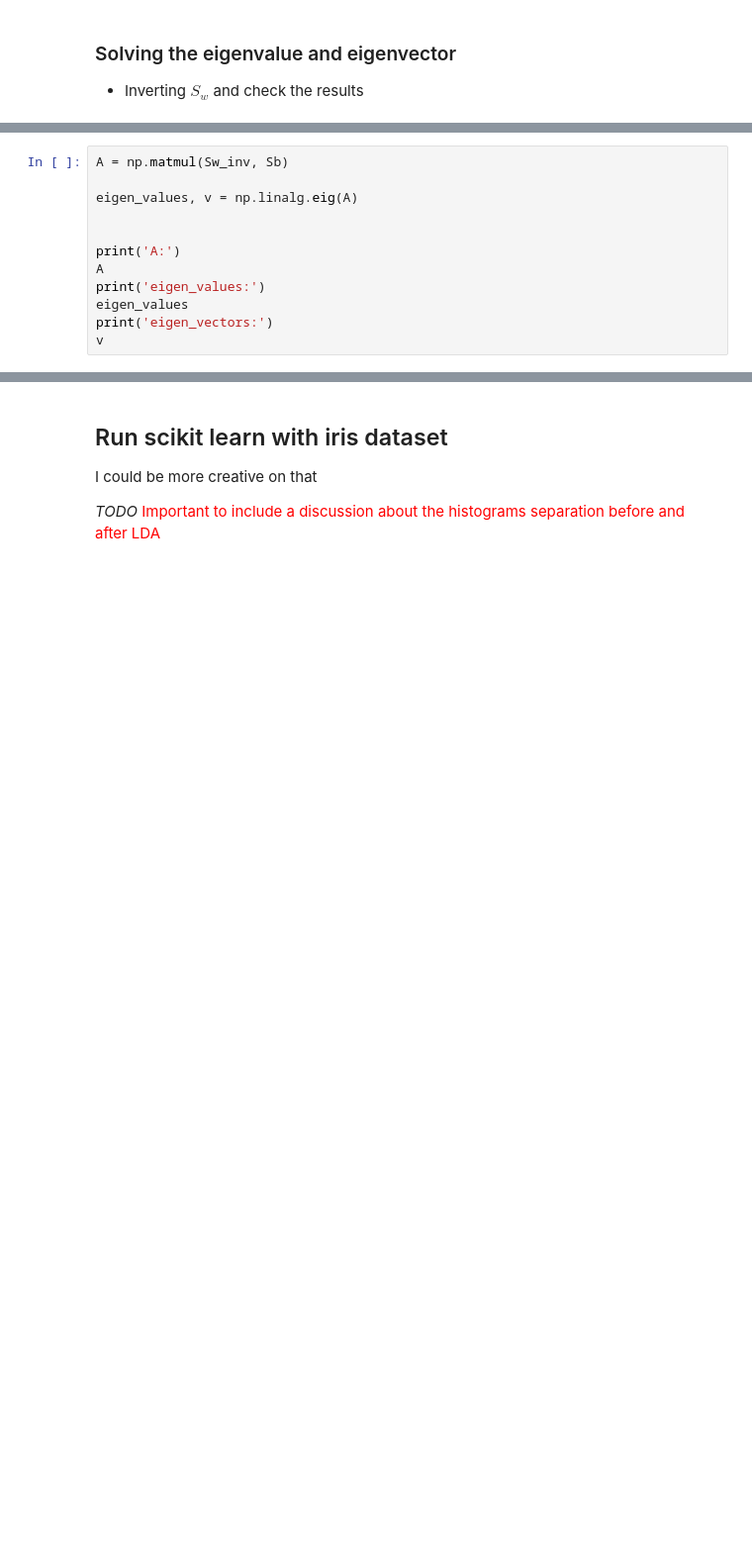
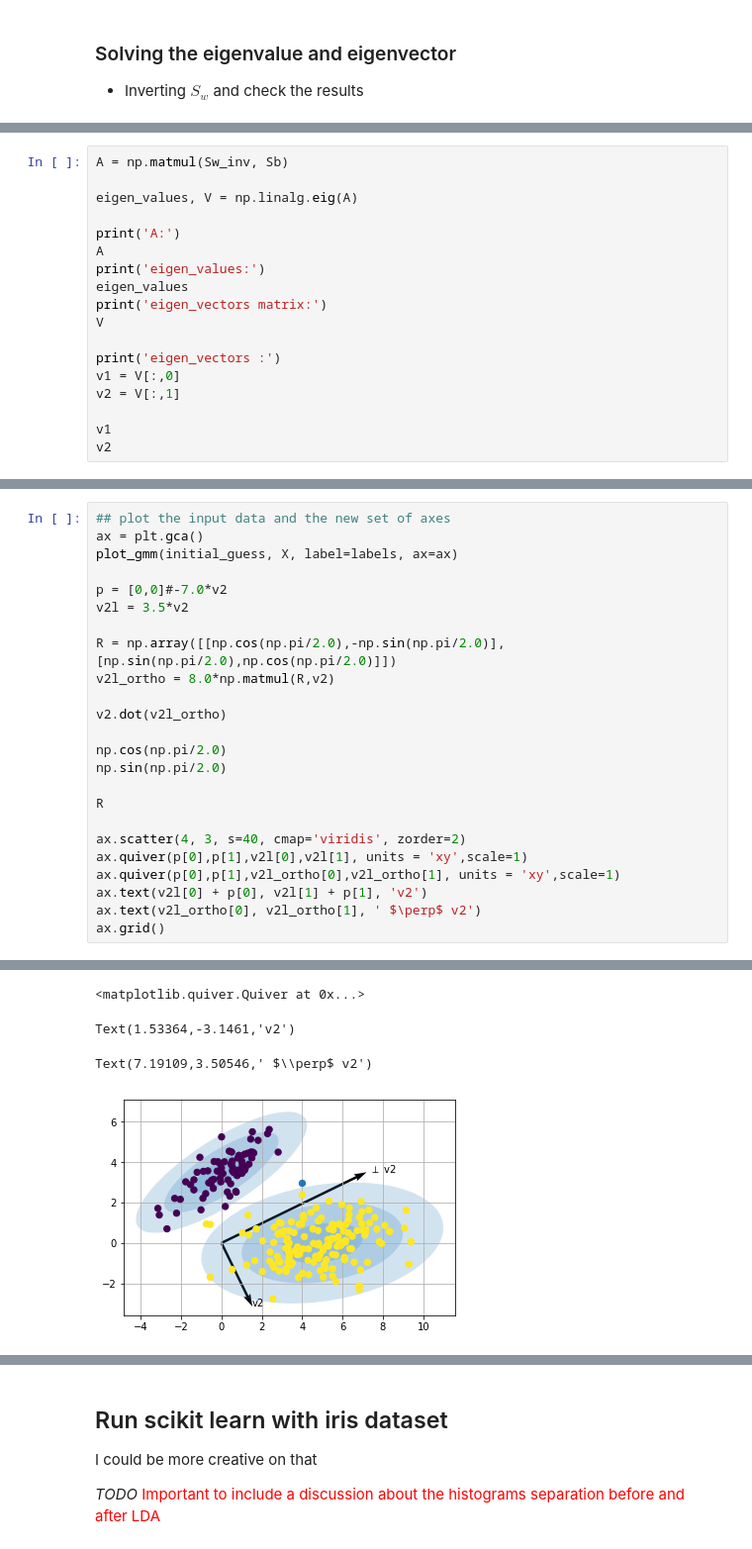
Before and after one commit to leandroohf/machine_learning_algorithms, a Jupyter notebook: 2018-06-18-lhof-simulated_data.ipynb, the cells around one changed output, grey strips where cells are left out. Shown at 99% size. Cells and saved outputs as stored; diff of their text form; blank space fills up the shorter version.

```diff
--- a/2018-06-18-lhof-simulated_data.ipynb
+++ b/2018-06-18-lhof-simulated_data.ipynb
@@ -467,14 +461,20 @@ array([[ 1.0000e+00,  2.4789e-18],
 # %%
 A = np.matmul(Sw_inv, Sb)
 
-eigen_values, v = np.linalg.eig(A)
-
+eigen_values, V = np.linalg.eig(A)
 
 print('A:')
 A
 print('eigen_values:')
 eigen_values
-print('eigen_vectors:')
-v
+print('eigen_vectors matrix:')
+V
+
+print('eigen_vectors :')
+v1 = V[:,0]
+v2 = V[:,1]
+
+v1
+v2
 # %% [output]
 A:
@@ -487,0 +547,25 @@ array([[-0.6305,  0.3896],
+# %%
+## plot the input data and the new set of axes
+ax = plt.gca()
+plot_gmm(initial_guess, X, label=labels, ax=ax)
+
+p = [0,0]#-7.0*v2
+v2l = 3.5*v2
+
+R = np.array([[np.cos(np.pi/2.0),-np.sin(np.pi/2.0)],[np.sin(np.pi/2.0),np.cos(np.pi/2.0)]])
+v2l_ortho = 8.0*np.matmul(R,v2)
+
+v2.dot(v2l_ortho)
+
+np.cos(np.pi/2.0)
+np.sin(np.pi/2.0)
+
+R
+
+ax.scatter(4, 3, s=40, cmap='viridis', zorder=2)
+ax.quiver(p[0],p[1],v2l[0],v2l[1], units = 'xy',scale=1)
+ax.quiver(p[0],p[1],v2l_ortho[0],v2l_ortho[1], units = 'xy',scale=1)
+ax.text(v2l[0] + p[0], v2l[1] + p[1], 'v2')
+ax.text(v2l_ortho[0], v2l_ortho[1], ' $\perp$ v2')
+ax.grid()
+# %% [output]
@@ -488,3 +579,7 @@ array([[-0.6305,  0.3896],
+<matplotlib.quiver.Quiver at 0x...>
+Text(1.53364,-3.1461,'v2')
+Text(7.19109,3.50546,' $\\perp$ v2')
+[figure, added]
 # %% [markdown]
 ### Transform the data to the new set of axes
 
```
Also changed, not shown: parts of 22 cells of this notebook.
